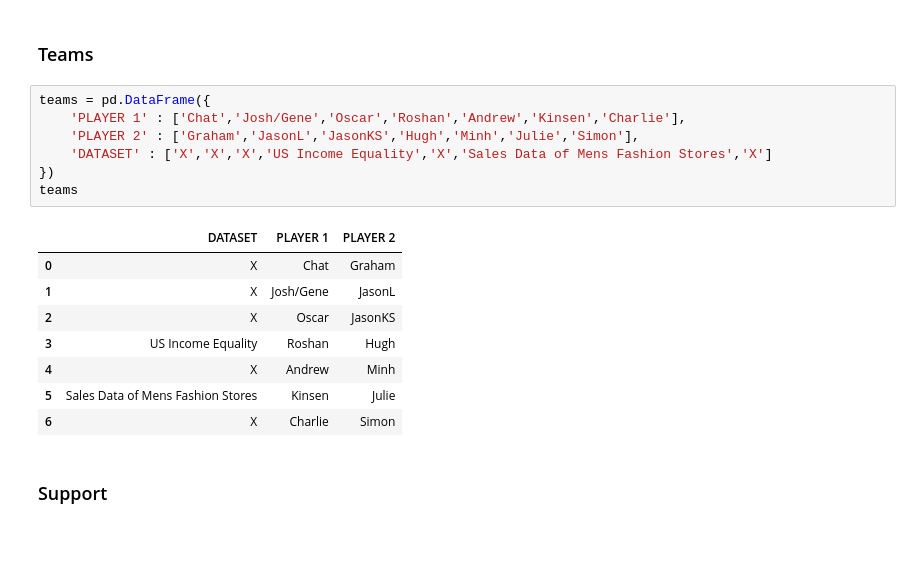
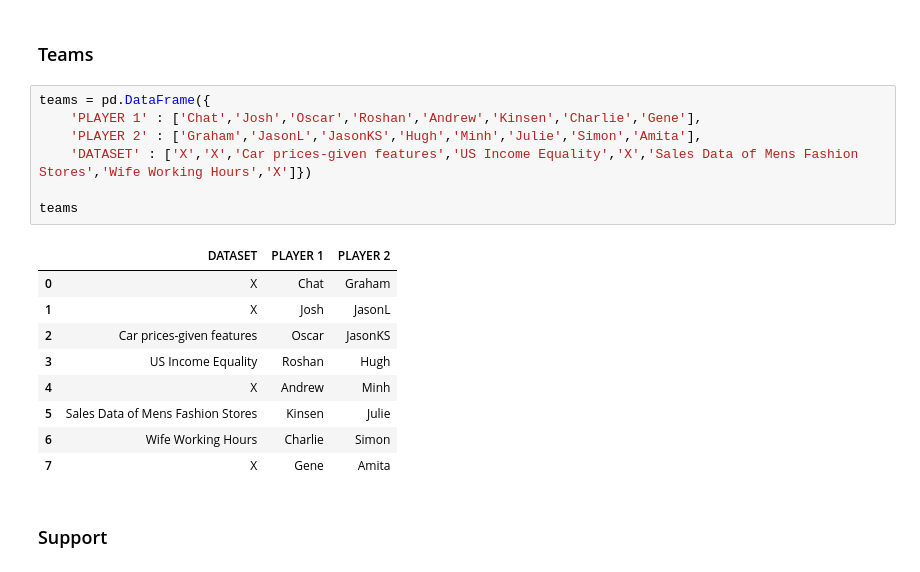
Before and after one commit to kinsenlee/DS_HK_5, a Jupyter notebook: notebooks/AA - Group Assignment.ipynb, the cells around one changed output. Saved outputs shown, nothing was run; the diff lists cells and outputs as text; blank space fills up the shorter version.

```diff
--- a/notebooks/AA - Group Assignment.ipynb
+++ b/notebooks/AA - Group Assignment.ipynb
@@ -59,20 +59,21 @@ Audiences can be assumed to understand all your technical points, so don't be af
 ### Teams
 # %%
 teams = pd.DataFrame({
-    'PLAYER 1' : ['Chat','Josh/Gene','Oscar','Roshan','Andrew','Kinsen','Charlie'],
-    'PLAYER 2' : ['Graham','JasonL','JasonKS','Hugh','Minh','Julie','Simon'],
-    'DATASET' : ['X','X','X','US Income Equality','X','Sales Data of Mens Fashion Stores','X']
-})
+    'PLAYER 1' : ['Chat','Josh','Oscar','Roshan','Andrew','Kinsen','Charlie','Gene'],
+    'PLAYER 2' : ['Graham','JasonL','JasonKS','Hugh','Minh','Julie','Simon','Amita'],
+    'DATASET' : ['X','X','Car prices-given features','US Income Equality','X','Sales Data of Mens Fashion Stores','Wife Working Hours','X']})
+
 teams
 # %% [output]
 |  | DATASET | PLAYER 1 | PLAYER 2 |
 | 0 | X | Chat | Graham |
-| 1 | X | Josh/Gene | JasonL |
-| 2 | X | Oscar | JasonKS |
+| 1 | X | Josh | JasonL |
+| 2 | Car prices-given features | Oscar | JasonKS |
 | 3 | US Income Equality | Roshan | Hugh |
 | 4 | X | Andrew | Minh |
 | 5 | Sales Data of Mens Fashion Stores | Kinsen | Julie |
-| 6 | X | Charlie | Simon |
+| 6 | Wife Working Hours | Charlie | Simon |
+| 7 | X | Gene | Amita |
 # %% [markdown]
 ### Support
 # %% [markdown]
```
Also changed, not shown: 1 other file.
